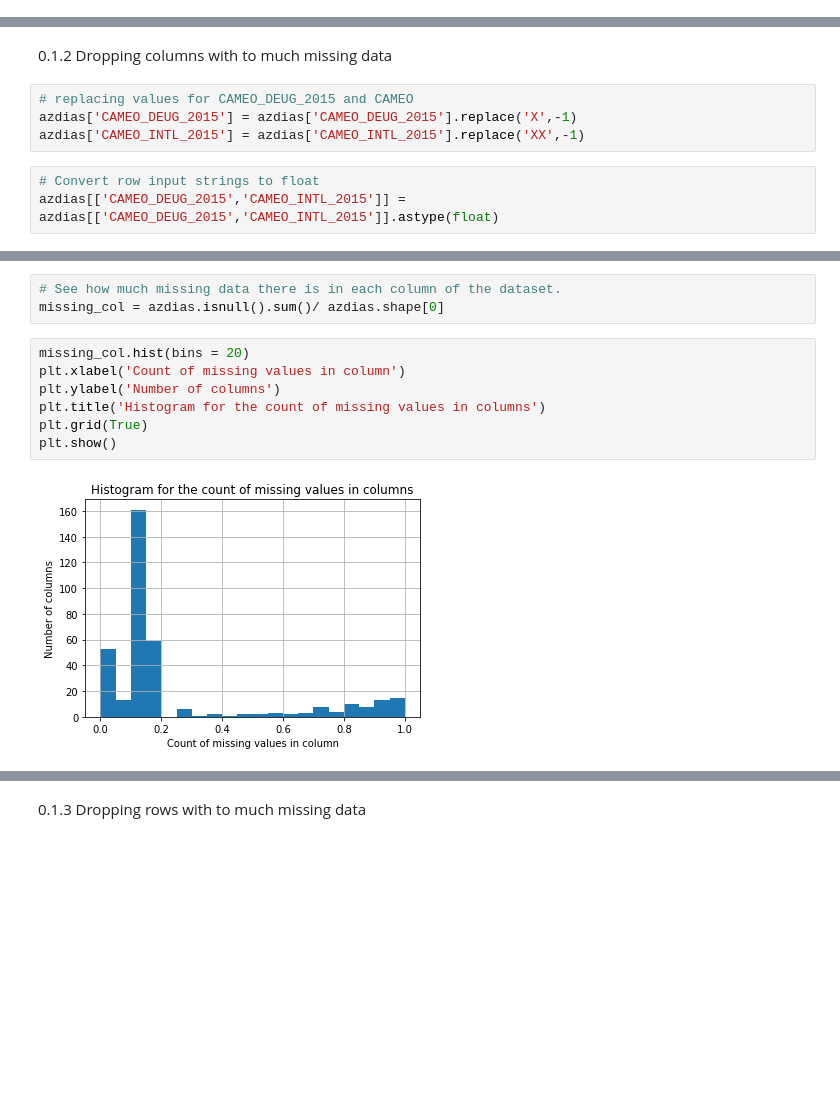
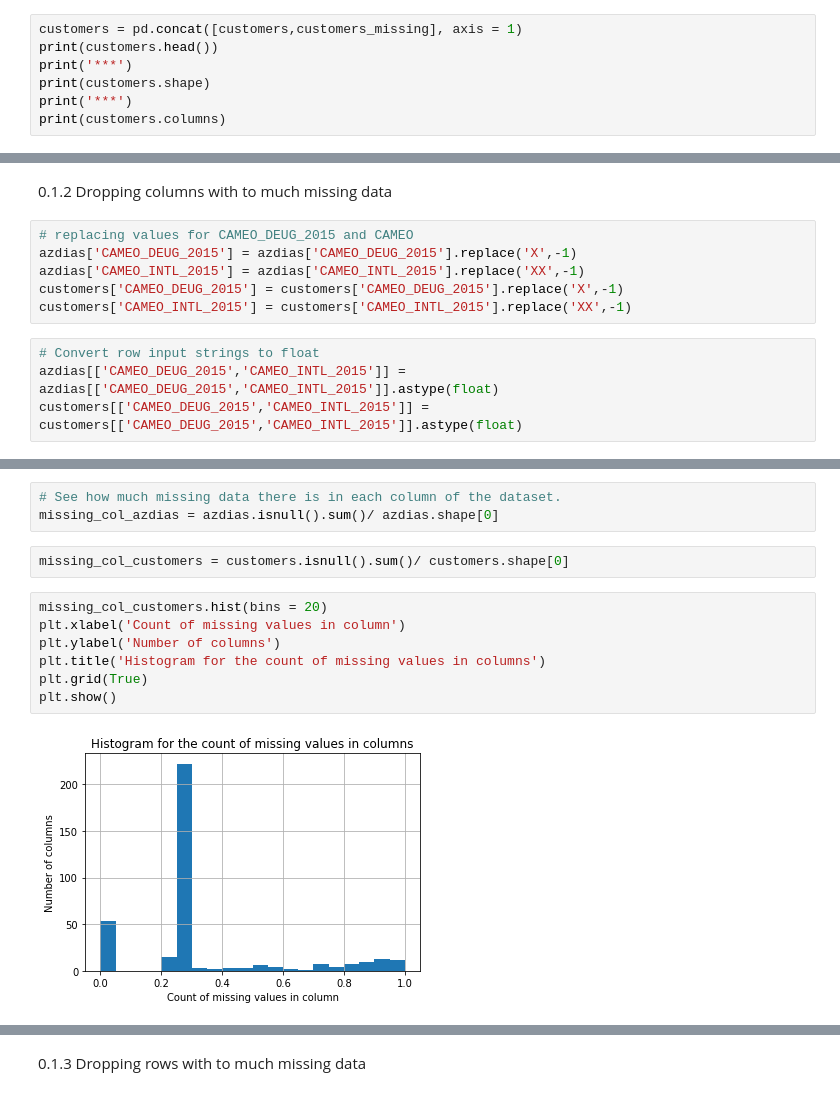
Before and after one commit to thebeachinspring/Udacity_Capstone, a Jupyter notebook: Capstone/Arvato Project Workbook.ipynb, the cells around one changed output, grey strips where cells are left out. Cells and saved outputs as stored; diff of their text form; blank space fills up the shorter version.

Commit message:
updated dropped columns

```diff
--- a/Capstone/Arvato Project Workbook.ipynb
+++ b/Capstone/Arvato Project Workbook.ipynb
@@ -381,0 +434,7 @@ print(azdias.columns)
+# %%
+customers = pd.concat([customers,customers_missing], axis = 1)
+print(customers.head())
+print('***')
+print(customers.shape)
+print('***')
+print(customers.columns)
@@ -385,6 +462,9 @@ print(azdias.columns)
 # replacing values for CAMEO_DEUG_2015 and CAMEO
 azdias['CAMEO_DEUG_2015'] = azdias['CAMEO_DEUG_2015'].replace('X',-1)
 azdias['CAMEO_INTL_2015'] = azdias['CAMEO_INTL_2015'].replace('XX',-1)
+customers['CAMEO_DEUG_2015'] = customers['CAMEO_DEUG_2015'].replace('X',-1)
+customers['CAMEO_INTL_2015'] = customers['CAMEO_INTL_2015'].replace('XX',-1)
 # %%
 # Convert row input strings to float
 azdias[['CAMEO_DEUG_2015','CAMEO_INTL_2015']] = azdias[['CAMEO_DEUG_2015','CAMEO_INTL_2015']].astype(float)
+customers[['CAMEO_DEUG_2015','CAMEO_INTL_2015']] = customers[['CAMEO_DEUG_2015','CAMEO_INTL_2015']].astype(float)
@@ -391,12 +523,14 @@ azdias[['CAMEO_DEUG_2015','CAMEO_INTL_2015']] = azdias[['CAMEO_DEUG_2015','CAMEO
 # %%
 # See how much missing data there is in each column of the dataset.
-missing_col = azdias.isnull().sum()/ azdias.shape[0]
+missing_col_azdias = azdias.isnull().sum()/ azdias.shape[0]
+# %%
+missing_col_customers = customers.isnull().sum()/ customers.shape[0]
 # %%
-missing_col.hist(bins = 20)
+missing_col_customers.hist(bins = 20)
 plt.xlabel('Count of missing values in column')
 plt.ylabel('Number of columns')
 plt.title('Histogram for the count of missing values in columns')
 plt.grid(True)
 plt.show()
 # %% [output]
-[figure, old version]
+[figure, new version]
```
Also changed, not shown: parts of 76 cells of this notebook.
